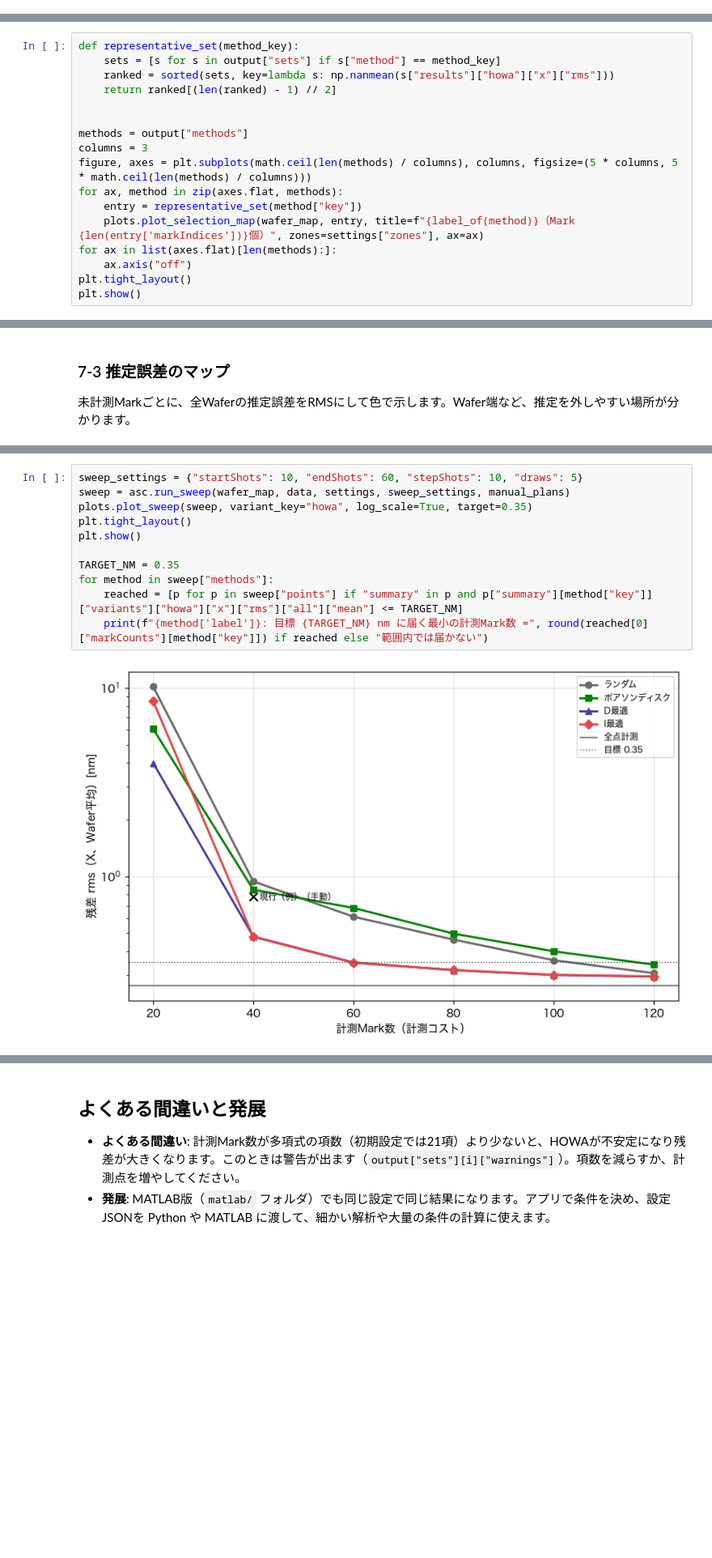
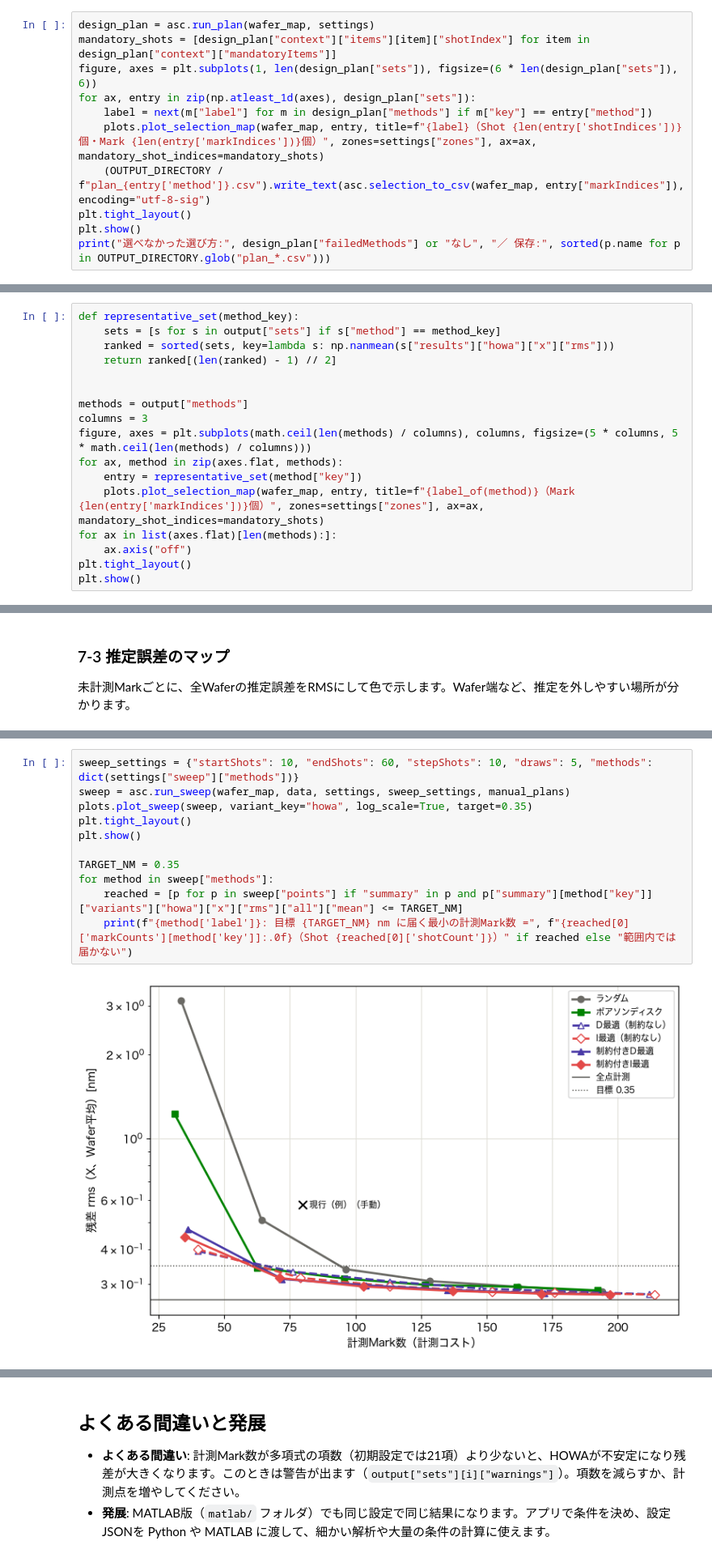
Before and after one commit to rsakamoto-0824/alignment-sampling-comparator, a Jupyter notebook: python/notebooks/alignment_sampling_evaluation.ipynb, the cells around one changed output, grey strips where cells are left out. Shown at 81% size. Cells and saved outputs as stored; diff of their text form; blank space fills up the shorter version.

```diff
--- a/python/notebooks/alignment_sampling_evaluation.ipynb
+++ b/python/notebooks/alignment_sampling_evaluation.ipynb
@@ -105,0 +115,11 @@ for plan in manual_plans:
+# %%
+design_plan = asc.run_plan(wafer_map, settings)
+mandatory_shots = [design_plan["context"]["items"][item]["shotIndex"] for item in design_plan["context"]["mandatoryItems"]]
+figure, axes = plt.subplots(1, len(design_plan["sets"]), figsize=(6 * len(design_plan["sets"]), 6))
+for ax, entry in zip(np.atleast_1d(axes), design_plan["sets"]):
+    label = next(m["label"] for m in design_plan["methods"] if m["key"] == entry["method"])
+    plots.plot_selection_map(wafer_map, entry, title=f"{label}（Shot {len(entry['shotIndices'])}個・Mark {len(entry['markIndices'])}個）", zones=settings["zones"], ax=ax, mandatory_shot_indices=mandatory_shots)
+    (OUTPUT_DIRECTORY / f"plan_{entry['method']}.csv").write_text(asc.selection_to_csv(wafer_map, entry["markIndices"]), encoding="utf-8-sig")
+plt.tight_layout()
+plt.show()
+print("選べなかった選び方:", design_plan["failedMethods"] or "なし", "／ 保存:", sorted(p.name for p in OUTPUT_DIRECTORY.glob("plan_*.csv")))
@@ -226,7 +257,7 @@ columns = 3
 figure, axes = plt.subplots(math.ceil(len(methods) / columns), columns, figsize=(5 * columns, 5 * math.ceil(len(methods) / columns)))
 for ax, method in zip(axes.flat, methods):
     entry = representative_set(method["key"])
-    plots.plot_selection_map(wafer_map, entry, title=f"{label_of(method)}（Mark {len(entry['markIndices'])}個）", zones=settings["zones"], ax=ax)
+    plots.plot_selection_map(wafer_map, entry, title=f"{label_of(method)}（Mark {len(entry['markIndices'])}個）", zones=settings["zones"], ax=ax, mandatory_shot_indices=mandatory_shots)
 for ax in list(axes.flat)[len(methods):]:
     ax.axis("off")
 plt.tight_layout()
@@ -252,13 +285,13 @@ plt.show()
 # %%
-sweep_settings = {"startShots": 10, "endShots": 60, "stepShots": 10, "draws": 5}
+sweep_settings = {"startShots": 10, "endShots": 60, "stepShots": 10, "draws": 5, "methods": dict(settings["sweep"]["methods"])}
 sweep = asc.run_sweep(wafer_map, data, settings, sweep_settings, manual_plans)
 plots.plot_sweep(sweep, variant_key="howa", log_scale=True, target=0.35)
 plt.tight_layout()
 plt.show()
 
 TARGET_NM = 0.35
 for method in sweep["methods"]:
     reached = [p for p in sweep["points"] if "summary" in p and p["summary"][method["key"]]["variants"]["howa"]["x"]["rms"]["all"]["mean"] <= TARGET_NM]
-    print(f"{method['label']}: 目標 {TARGET_NM} nm に届く最小の計測Mark数 =", round(reached[0]["markCounts"][method["key"]]) if reached else "範囲内では届かない")
+    print(f"{method['label']}: 目標 {TARGET_NM} nm に届く最小の計測Mark数 =", f"{reached[0]['markCounts'][method['key']]:.0f}（Shot {reached[0]['shotCount']}）" if reached else "範囲内では届かない")
 # %% [output]
-[figure, old version]
+[figure, new version]
```
Also changed, not shown: parts of 22 cells of this notebook, 58 other files.
